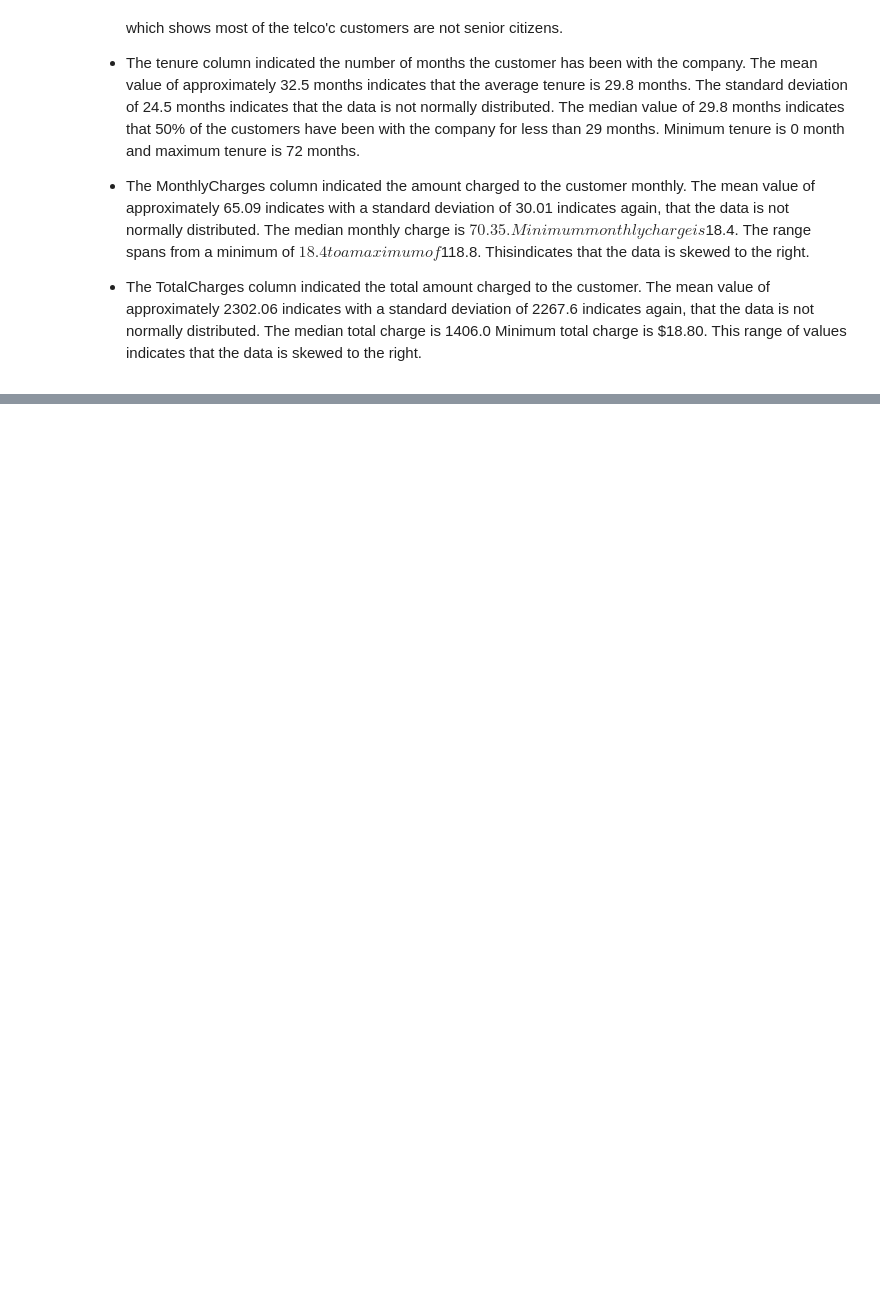
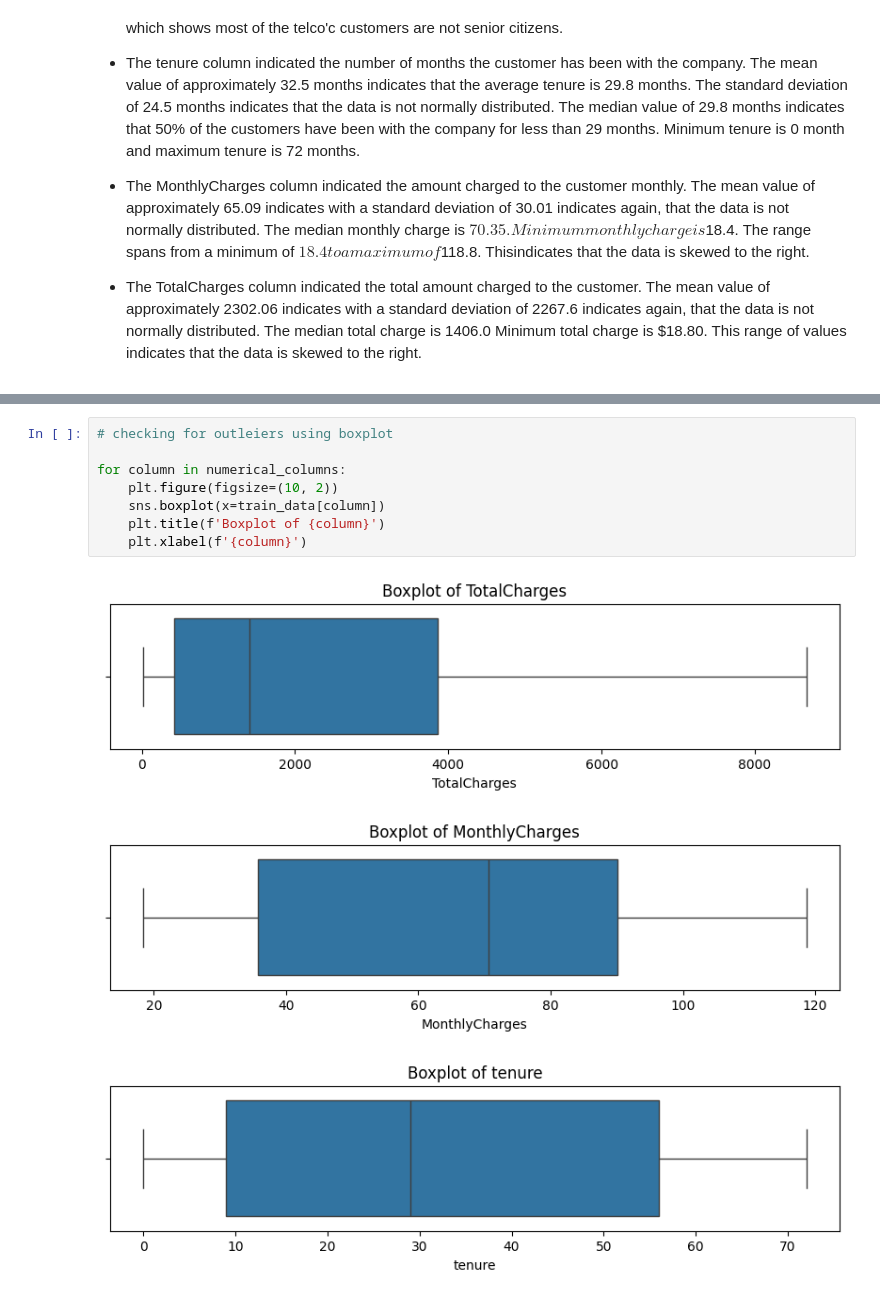
Before and after one commit to FUNMS/Customer-Churn-Analysis, a Jupyter notebook: notebooks/main.ipynb, the cells around one changed output, grey strips where cells are left out. Drawn from its saved outputs; the diff is of its cells as text; blank space fills up the shorter version.

```diff
--- a/notebooks/main.ipynb
+++ b/notebooks/main.ipynb
@@ -563,0 +613,12 @@ train_data.describe(include='object').T
+# %%
+# checking for outleiers using boxplot
+
+for column in numerical_columns:
+    plt.figure(figsize=(10, 2))
+    sns.boxplot(x=train_data[column])
+    plt.title(f'Boxplot of {column}')
+    plt.xlabel(f'{column}')
+# %% [output]
+[figure, added]
+[figure, added]
+[figure, added]
```
Also changed, not shown: parts of 12 cells of this notebook.
